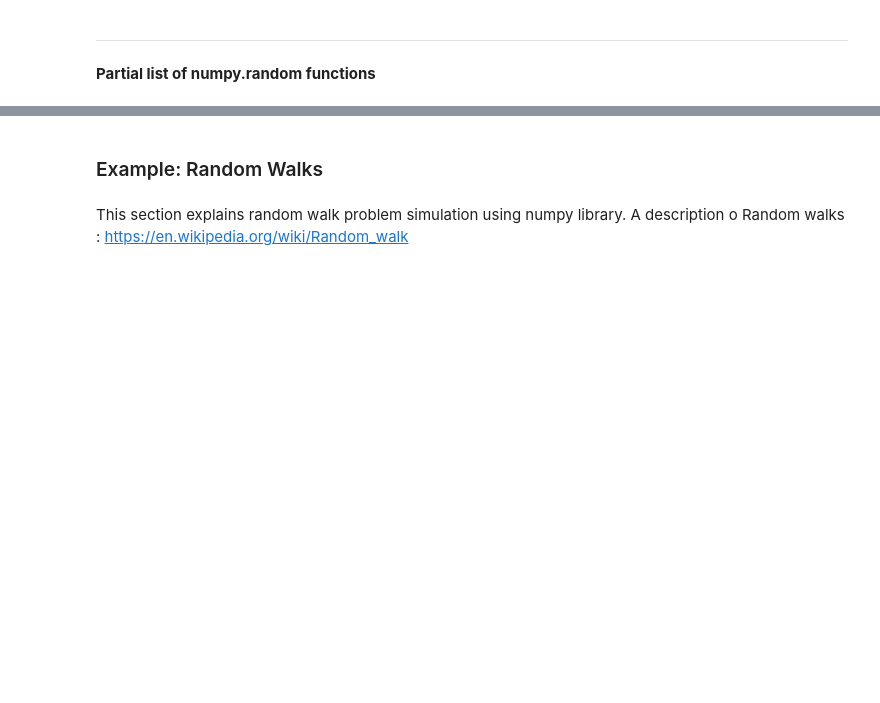
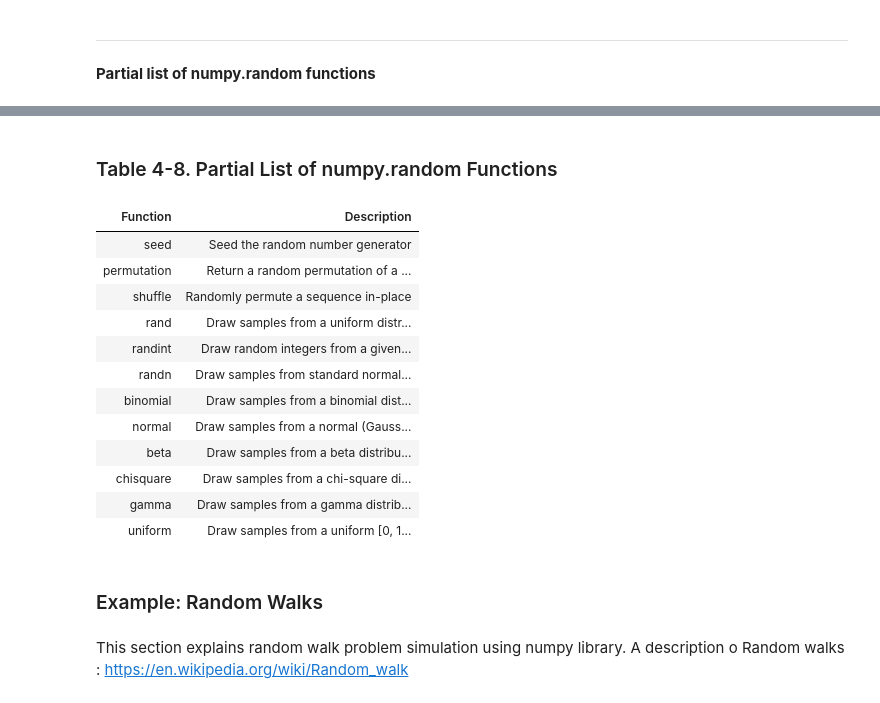
Before and after one commit to JoyanGit/PyData-Analysis-3E-Wes-McKinney, a Jupyter notebook: Ch04 - NumPy Basics - Arrays and Vectorized Computation.ipynb, the cells around one changed output, grey strips where cells are left out. Cells and saved outputs as stored; diff of their text form; code cells hidden in the pictures; blank space fills up the shorter version.

```diff
--- a/Ch04 - NumPy Basics - Arrays and Vectorized Computation.ipynb
+++ b/Ch04 - NumPy Basics - Arrays and Vectorized Computation.ipynb
@@ -2243,3 +2396,41 @@ array([ 0.47143516, -1.19097569,  1.43270697, -0.3126519 , -0.72058873,
+# %%
+columns = ["Function", "Description"]
+
+rows = [
+["seed","Seed the random number generator"],
+["permutation","Return a random permutation of a sequence or permuted range"],
+["shuffle","Randomly permute a sequence in-place"],
+["rand","Draw samples from a uniform distribution"],
+["randint","Draw random integers from a given low-to-high range"],
+["randn","Draw samples from standard normal distribution (mean 0, std 1)"],
+["binomial","Draw samples from a binomial distribution"],
+["normal","Draw samples from a normal (Gaussian) distribution"],
+["beta","Draw samples from a beta distribution"],
+["chisquare","Draw samples from a chi-square distribution"],
+["gamma","Draw samples from a gamma distribution"],
+["uniform","Draw samples from a uniform [0, 1) distribution"]
+]
+
+render_book_table(
+    "Table 4-8. Partial List of numpy.random Functions",
+    columns,
+    rows
+)
+# %% [output]
+Table 4-8. Partial List of numpy.random Functions
+| Function | Description |
+| seed | Seed the random number generator |
+| permutation | Return a random permutation of a ... |
+| shuffle | Randomly permute a sequence in-place |
+| rand | Draw samples from a uniform distr... |
+| randint | Draw random integers from a given... |
+| randn | Draw samples from standard normal... |
+| binomial | Draw samples from a binomial dist... |
+| normal | Draw samples from a normal (Gauss... |
+| beta | Draw samples from a beta distribu... |
+| chisquare | Draw samples from a chi-square di... |
+| gamma | Draw samples from a gamma distrib... |
+| uniform | Draw samples from a uniform [0, 1... |
 # %% [markdown]
 ### Example: Random Walks
 # %% [markdown]
```
Also changed, not shown: parts of 23 cells of this notebook, 20 other files.
